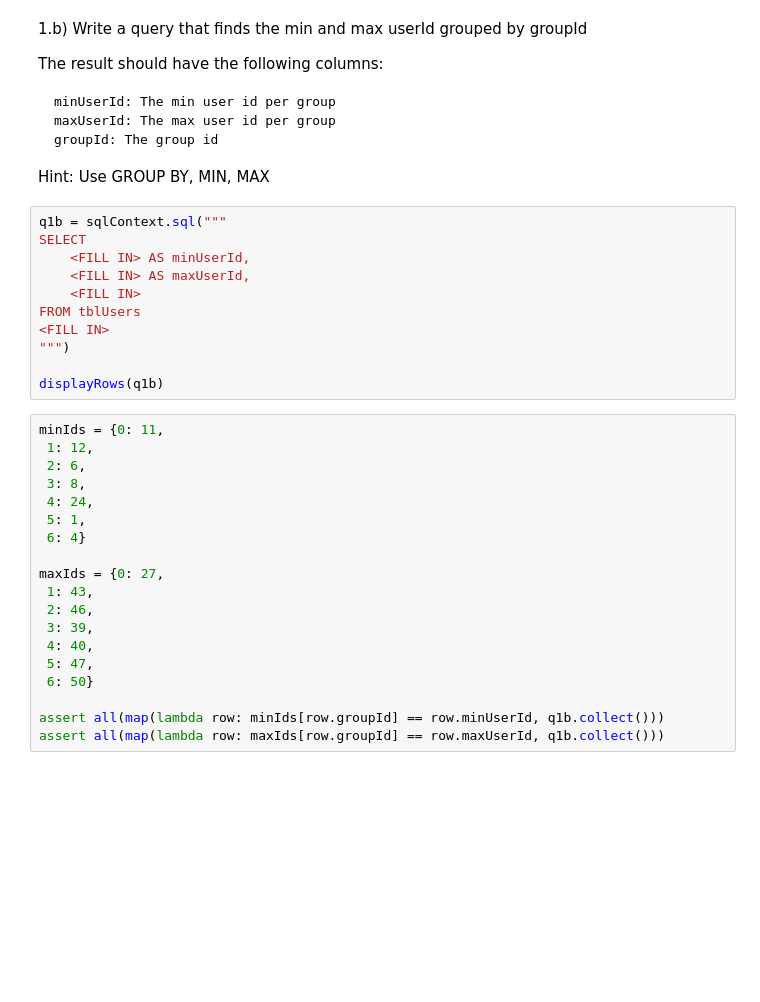
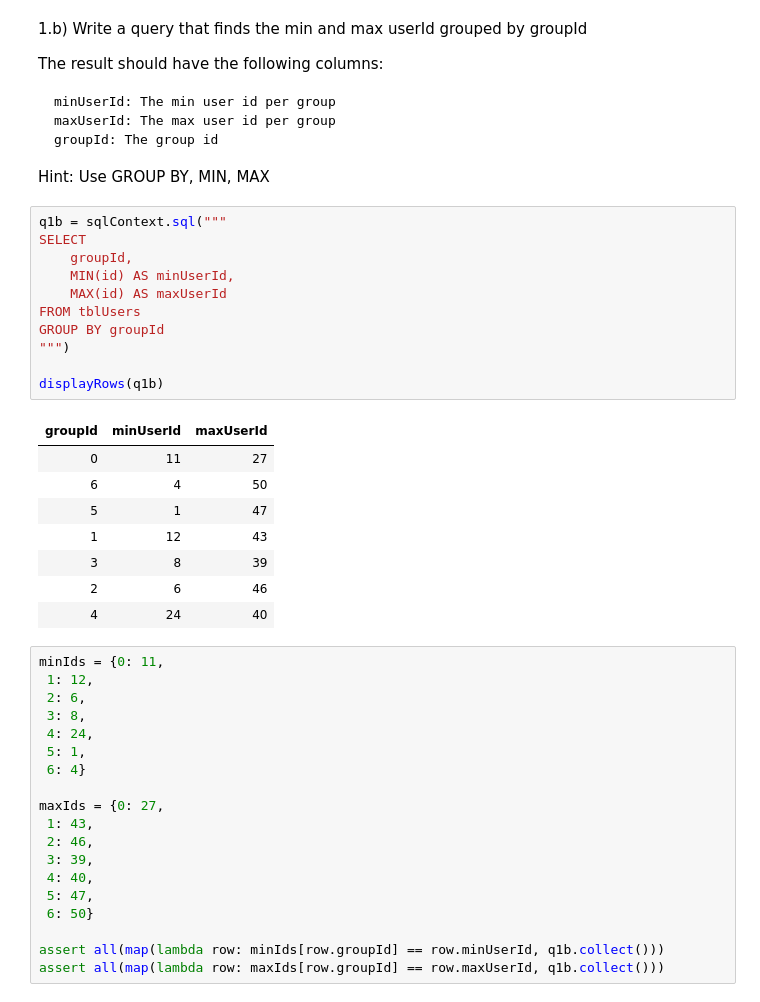
Before and after one commit to rosafilgueira/Seminar_MUIA, a Jupyter notebook: Colab/lab_exercises/Solutions_lab_basics.ipynb, the cells around one changed output. Cells and saved outputs as stored; diff of their text form; blank space fills up the shorter version.

```diff
--- a/Colab/lab_exercises/Solutions_lab_basics.ipynb
+++ b/Colab/lab_exercises/Solutions_lab_basics.ipynb
@@ -622,14 +625,23 @@ Hint: Use GROUP BY, MIN, MAX
 # %%
 q1b = sqlContext.sql("""
 SELECT
-    <FILL IN> AS minUserId,
-    <FILL IN> AS maxUserId,
-    <FILL IN>
+    groupId,
+    MIN(id) AS minUserId,
+    MAX(id) AS maxUserId
 FROM tblUsers
-<FILL IN>
+GROUP BY groupId
 """)
 
 displayRows(q1b)
+# %% [output]
+| groupId | minUserId | maxUserId |
+| 0 | 11 | 27 |
+| 6 | 4 | 50 |
+| 5 | 1 | 47 |
+| 1 | 12 | 43 |
+| 3 | 8 | 39 |
+| 2 | 6 | 46 |
+| 4 | 24 | 40 |
 # %%
 minIds = {0: 11,
  1: 12,
```
Also changed, not shown: parts of 12 cells of this notebook.
